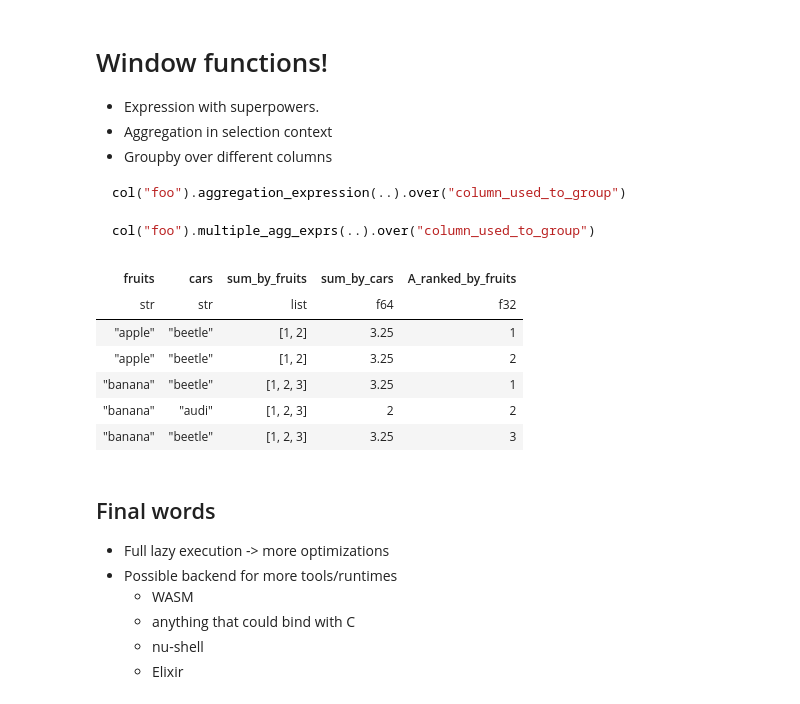
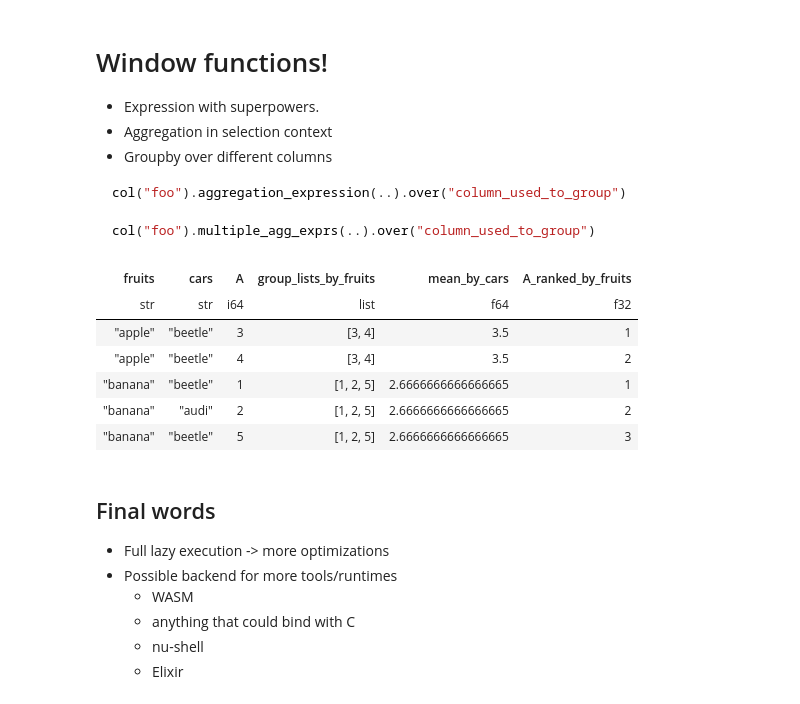
Before and after one commit to pola-rs/presentations, a Jupyter notebook: pydata-global_28-10-2021/pres.ipynb, the cells around one changed output. Drawn from its saved outputs; the diff is of its cells as text; code cells hidden in the pictures.

```diff
--- a/pydata-global_28-10-2021/pres.ipynb
+++ b/pydata-global_28-10-2021/pres.ipynb
@@ -388,20 +390,21 @@ col("foo").multiple_agg_exprs(..).over("column_used_to_group")
 # %%
 (df.sort("fruits")
  .select([
     "fruits",
     "cars",
-    col("A").rank().over("fruits").alias("sum_by_fruits"),
-    col("A").mean().over("cars").alias("sum_by_cars"),
+    "A",
+    col("A").list().over("fruits").alias("group_lists_by_fruits"),
+    col("A").mean().over("fruits").alias("mean_by_cars"),
     col("A").rank().over("fruits").flatten().alias("A_ranked_by_fruits"),
 ]))
 # %% [output]
-| fruits | cars | sum_by_fruits | sum_by_cars | A_ranked_by_fruits |
-| str | str | list | f64 | f32 |
-| "apple" | "beetle" | [1, 2] | 3.25 | 1 |
-| "apple" | "beetle" | [1, 2] | 3.25 | 2 |
-| "banana" | "beetle" | [1, 2, 3] | 3.25 | 1 |
-| "banana" | "audi" | [1, 2, 3] | 2 | 2 |
-| "banana" | "beetle" | [1, 2, 3] | 3.25 | 3 |
+| fruits | cars | A | group_lists_by_fruits | mean_by_cars | A_ranked_by_fruits |
+| str | str | i64 | list | f64 | f32 |
+| "apple" | "beetle" | 3 | [3, 4] | 3.5 | 1 |
+| "apple" | "beetle" | 4 | [3, 4] | 3.5 | 2 |
+| "banana" | "beetle" | 1 | [1, 2, 5] | 2.6666666666666665 | 1 |
+| "banana" | "audi" | 2 | [1, 2, 5] | 2.6666666666666665 | 2 |
+| "banana" | "beetle" | 5 | [1, 2, 5] | 2.6666666666666665 | 3 |
 # %% [markdown]
 ## Final words
 
```
Also changed, not shown: parts of 5 cells of this notebook.
